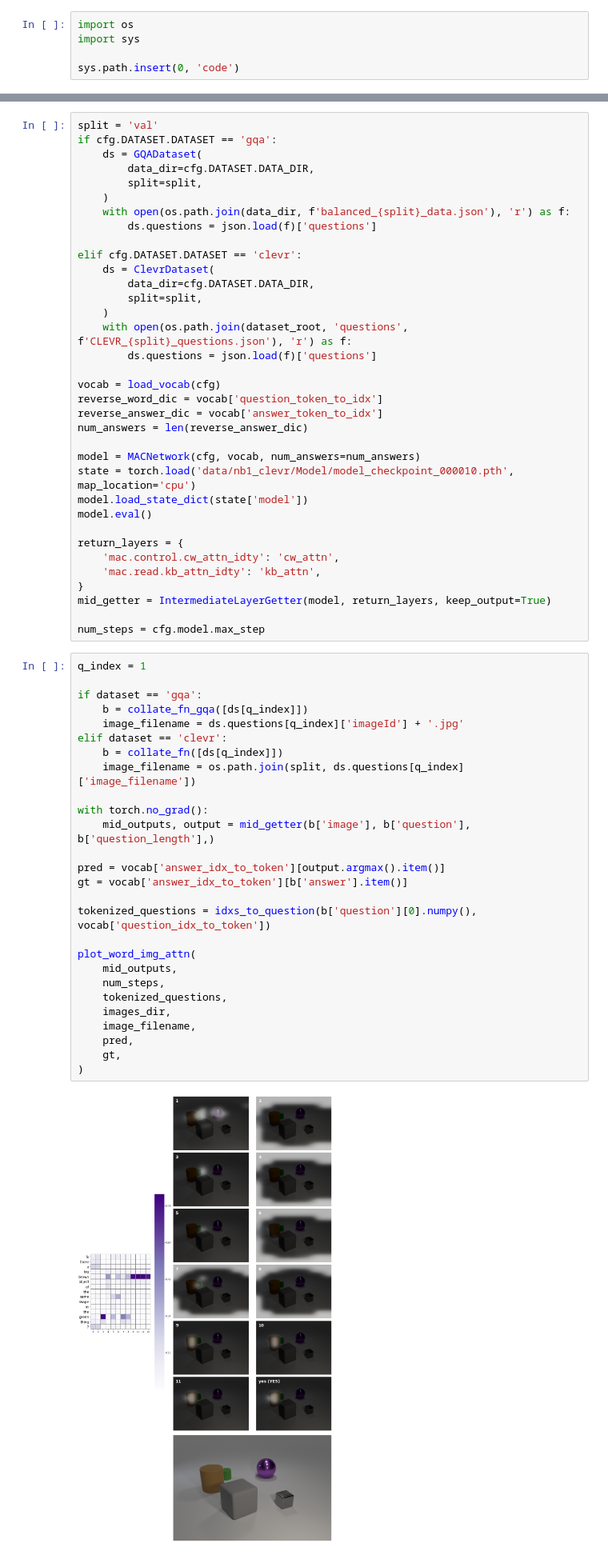
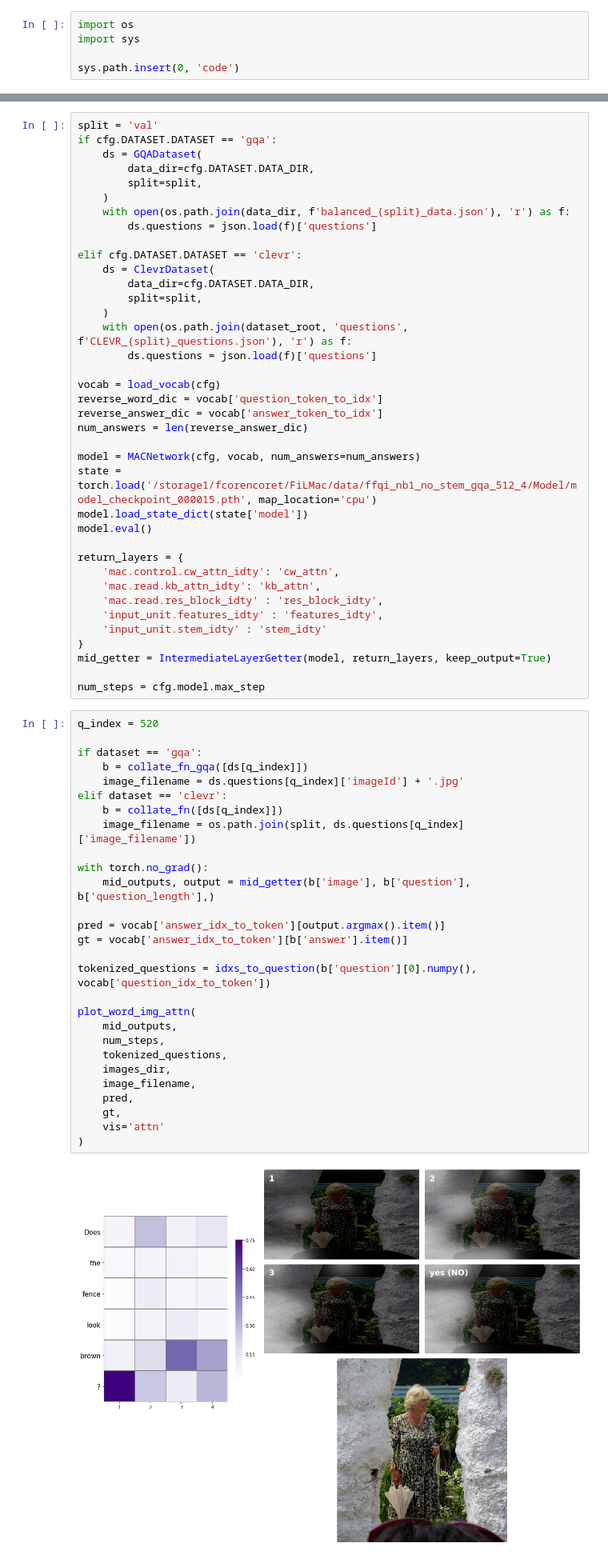
Before and after one commit to ialab-puc/FiLMac, a Jupyter notebook: visualize_attentions-Copy1.ipynb, the cells around one changed output, grey strips where cells are left out. Shown at 80% size. Cells and saved outputs as stored; diff of their text form.

```diff
--- a/visualize_attentions-Copy1.ipynb
+++ b/visualize_attentions-Copy1.ipynb
@@ -107,43 +112,47 @@ reverse_answer_dic = vocab['answer_token_to_idx']
 num_answers = len(reverse_answer_dic)
 
 model = MACNetwork(cfg, vocab, num_answers=num_answers)
-state = torch.load('data/nb1_clevr/Model/model_checkpoint_000010.pth', map_location='cpu')
+state = torch.load('/storage1/fcorencoret/FiLMac/data/ffqi_nb1_no_stem_gqa_512_4/Model/model_checkpoint_000015.pth', map_location='cpu')
 model.load_state_dict(state['model'])
 model.eval()
 
 return_layers = {
     'mac.control.cw_attn_idty': 'cw_attn',
     'mac.read.kb_attn_idty': 'kb_attn',
+    'mac.read.res_block_idty' : 'res_block_idty',
+    'input_unit.features_idty' : 'features_idty',
+    'input_unit.stem_idty' : 'stem_idty'
 }
 mid_getter = IntermediateLayerGetter(model, return_layers, keep_output=True)
 
 num_steps = cfg.model.max_step
 # %%
-q_index = 1
+q_index = 520
 
 if dataset == 'gqa':
     b = collate_fn_gqa([ds[q_index]])
     image_filename = ds.questions[q_index]['imageId'] + '.jpg'
 elif dataset == 'clevr':
     b = collate_fn([ds[q_index]])
     image_filename = os.path.join(split, ds.questions[q_index]['image_filename'])
 
 with torch.no_grad():
     mid_outputs, output = mid_getter(b['image'], b['question'], b['question_length'],)
 
 pred = vocab['answer_idx_to_token'][output.argmax().item()]
 gt = vocab['answer_idx_to_token'][b['answer'].item()]
 
 tokenized_questions = idxs_to_question(b['question'][0].numpy(), vocab['question_idx_to_token'])
 
 plot_word_img_attn(
     mid_outputs,
     num_steps,
     tokenized_questions,
     images_dir,
     image_filename,
     pred,
     gt,
+    vis='attn'
 )
 # %% [output]
-[figure, old version]
+[figure, new version]
```
Also changed, not shown: parts of 8 cells of this notebook, 4 other files.
